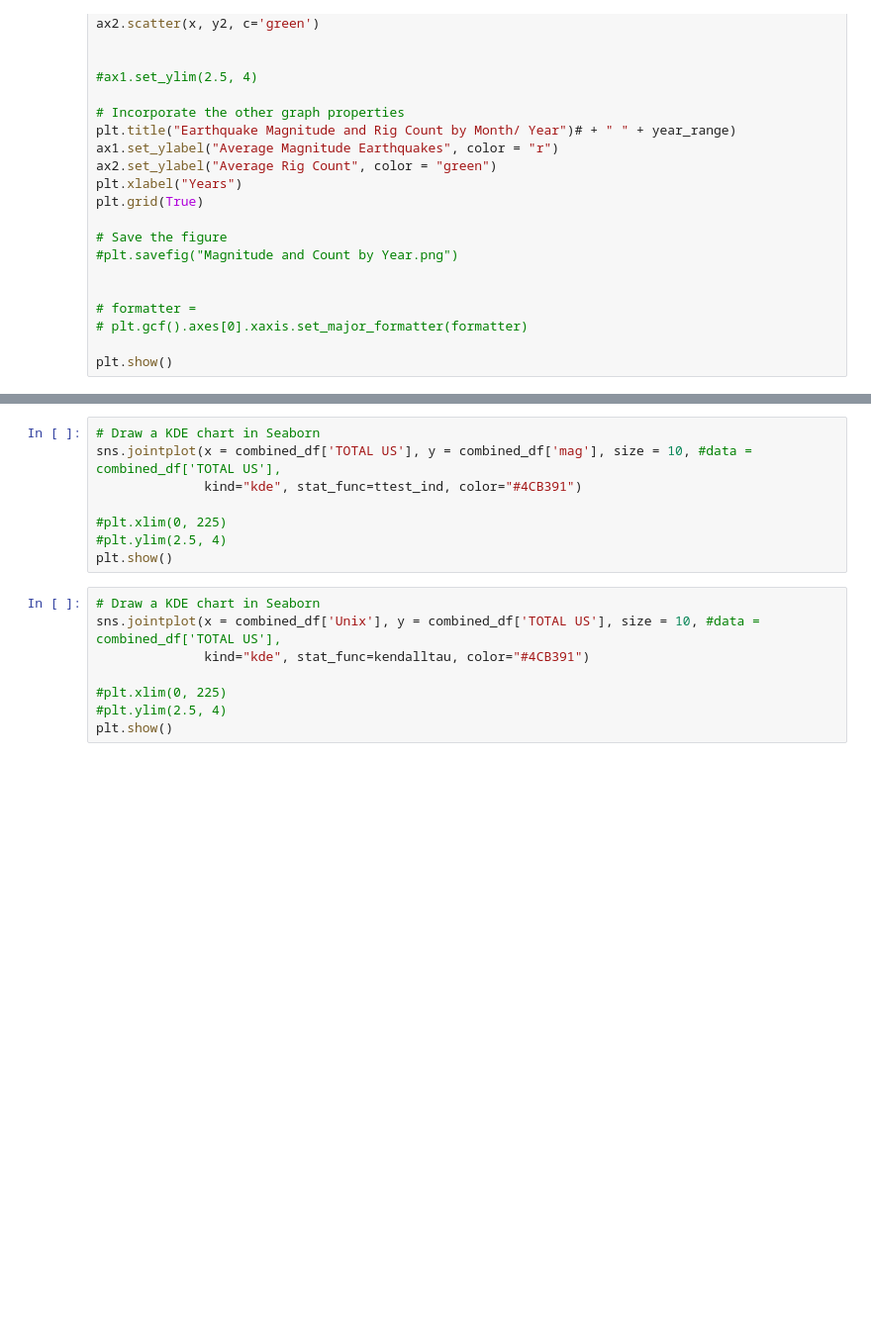
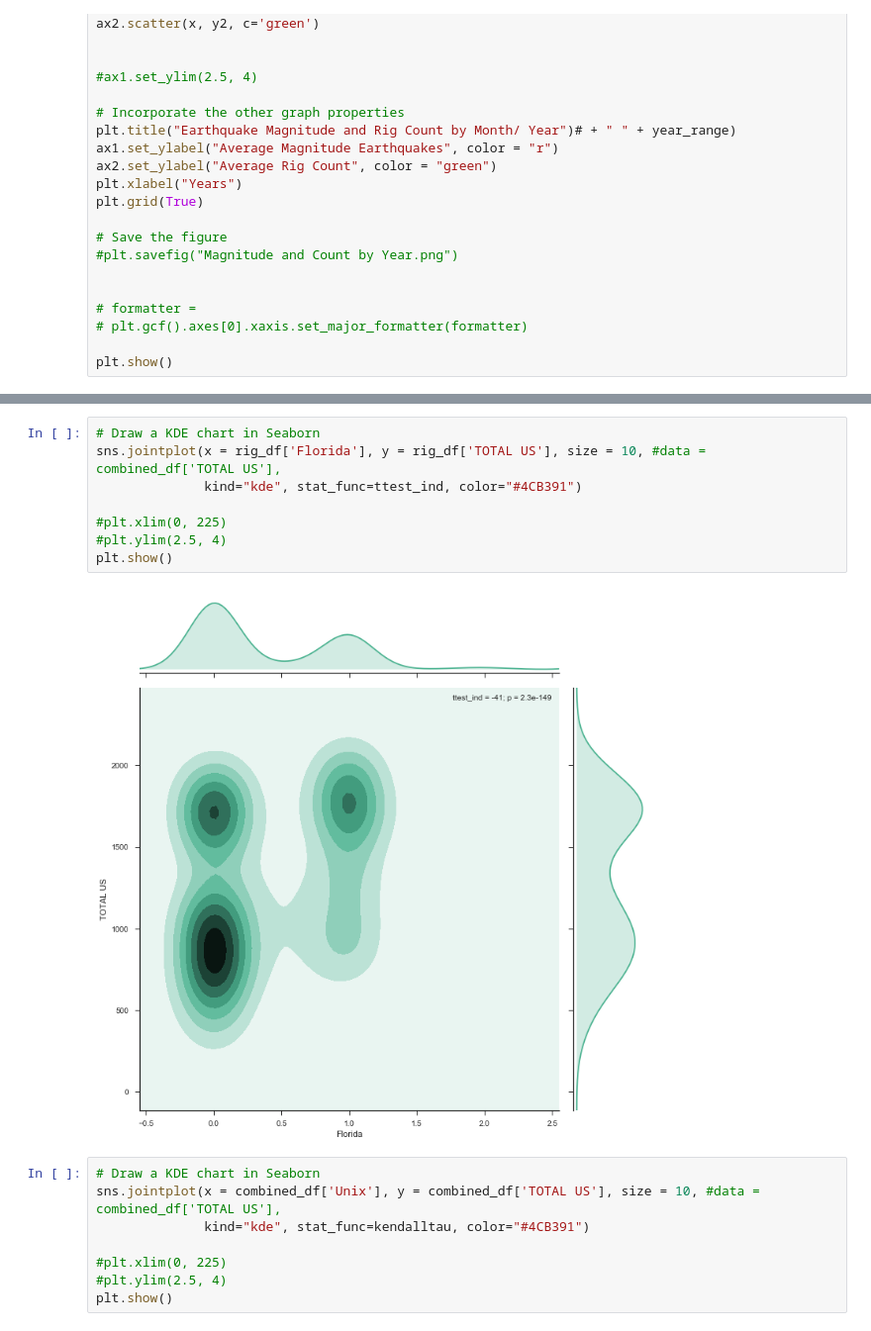
Before and after one commit to AbrahamEapen/Earthquake-Economics, a Jupyter notebook: Analyzing Seismic and Rig Count.ipynb, the cells around one changed output, grey strips where cells are left out. Shown: that part at 99% size. Cells and saved outputs as stored; diff of their text form; blank space fills up the shorter version.

```diff
--- a/Analyzing Seismic and Rig Count.ipynb
+++ b/Analyzing Seismic and Rig Count.ipynb
@@ -145,11 +214,13 @@ plt.show()
 # %%
 # Draw a KDE chart in Seaborn
-sns.jointplot(x = combined_df['TOTAL US'], y = combined_df['mag'], size = 10, #data = combined_df['TOTAL US'],
+sns.jointplot(x = rig_df['Florida'], y = rig_df['TOTAL US'], size = 10, #data = combined_df['TOTAL US'],
               kind="kde", stat_func=ttest_ind, color="#4CB391")
 
 #plt.xlim(0, 225)
 #plt.ylim(2.5, 4)
 plt.show()
+# %% [output]
+[figure, added]
 # %%
 # Draw a KDE chart in Seaborn
 sns.jointplot(x = combined_df['Unix'], y = combined_df['TOTAL US'], size = 10, #data = combined_df['TOTAL US'],
```
Also changed, not shown: parts of 11 cells of this notebook, 3 other files.
